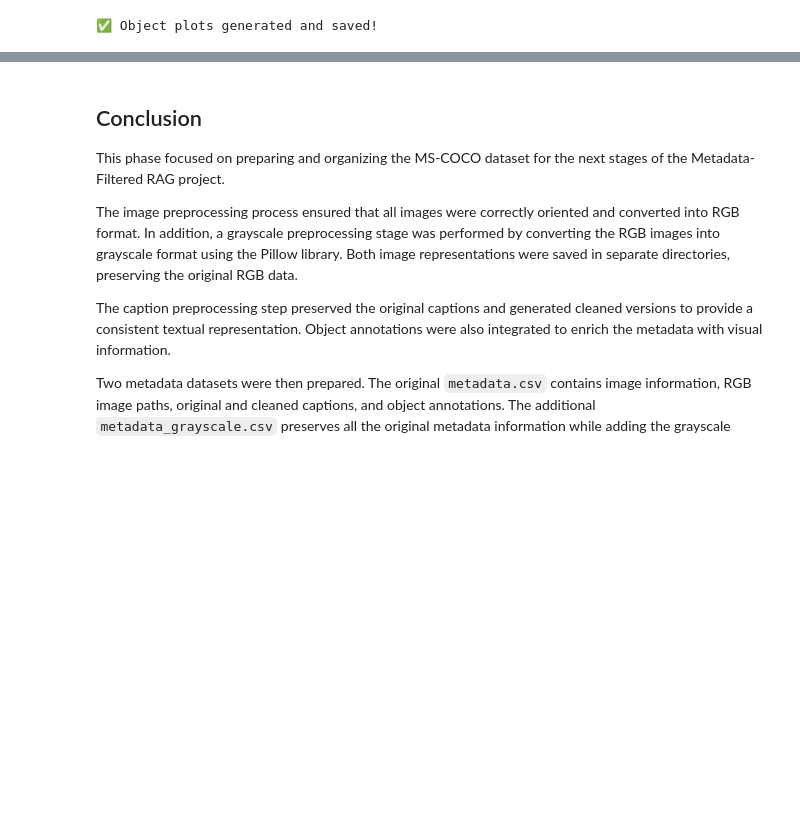
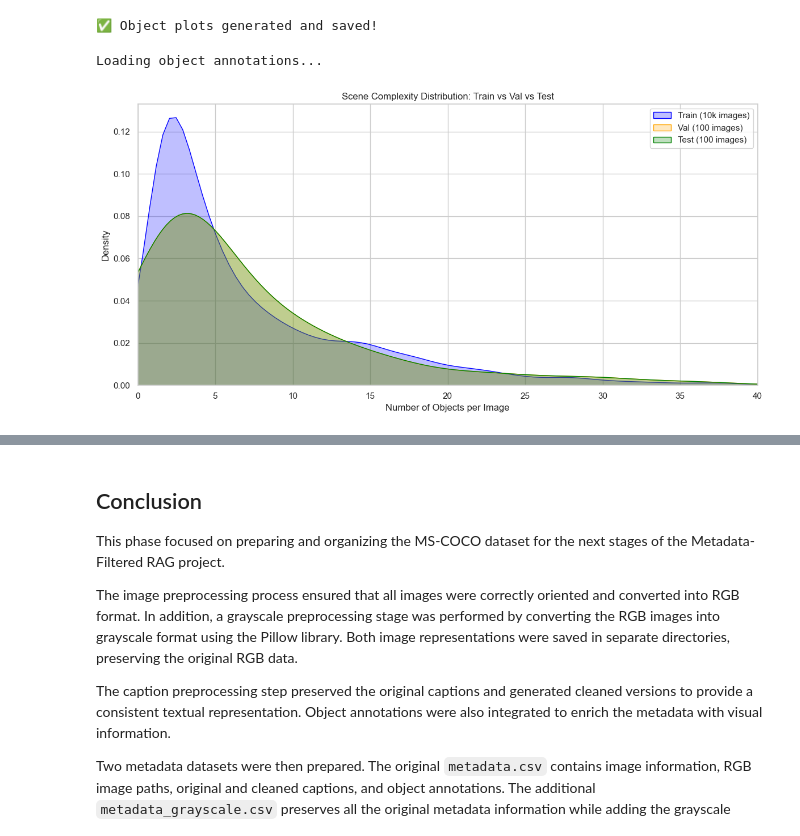
Before and after one commit to Leena-debug/coco-rag-g28, a Jupyter notebook: notebooks/04_data_splitting_metadata.ipynb, the cells around one changed output, grey strips where cells are left out. Cells and saved outputs as stored; diff of their text form; code cells hidden in the pictures; blank space fills up the shorter version.

Commit message:
Add split complexity histograms and test set sample grid

```diff
--- a/notebooks/04_data_splitting_metadata.ipynb
+++ b/notebooks/04_data_splitting_metadata.ipynb
@@ -1908,3 +1908,48 @@ Passing `palette` without assigning `hue` is deprecated and will be removed in v
 Generating Plot 5: Scene Complexity...
 [figure]
 ✅ Object plots generated and saved!
+# %%
+import json
+import matplotlib.pyplot as plt
+import seaborn as sns
+from collections import Counter
+from pathlib import Path
+
+# Set style
+sns.set_theme(style="whitegrid")
+
+# 1. Load the instances file to get objects per image
+print("Loading object annotations...")
+with open("../data/annotations/instances_train2017.json", 'r') as f:
+    inst_data = json.load(f)
+
+# Count objects per image
+objects_per_image = Counter([ann['image_id'] for ann in inst_data['annotations']])
+
+# 2. Load your frozen splits
+with open("../data/splits/train_ids.json", "r") as f: train_ids = json.load(f)
+with open("../data/splits/val_ids.json", "r") as f: val_ids = json.load(f)
+with open("../data/splits/test_ids.json", "r") as f: test_ids = json.load(f)
+
+# 3. Get scene complexity for each split
+train_complexity = [objects_per_image.get(img_id, 0) for img_id in train_ids]
+val_complexity = [objects_per_image.get(img_id, 0) for img_id in val_ids]
+test_complexity = [objects_per_image.get(img_id, 0) for img_id in test_ids]
+
+# 4. Plot the comparison
+plt.figure(figsize=(12, 6))
+sns.kdeplot(train_complexity, label='Train (10k images)', fill=True, color='blue')
+sns.kdeplot(val_complexity, label='Val (100 images)', fill=True, color='orange')
+sns.kdeplot(test_complexity, label='Test (100 images)', fill=True, color='green')
+
+plt.title('Scene Complexity Distribution: Train vs Val vs Test')
+plt.xlabel('Number of Objects per Image')
+plt.ylabel('Density')
+plt.xlim(0, 40) # Limit x-axis for readability
+plt.legend()
+plt.tight_layout()
+plt.savefig('../figures/split_complexity_comparison.png')
+plt.show()
+# %% [output]
+Loading object annotations...
+[figure, added]
```
Also changed, not shown: parts of 1 cell of this notebook, 2 other files.
